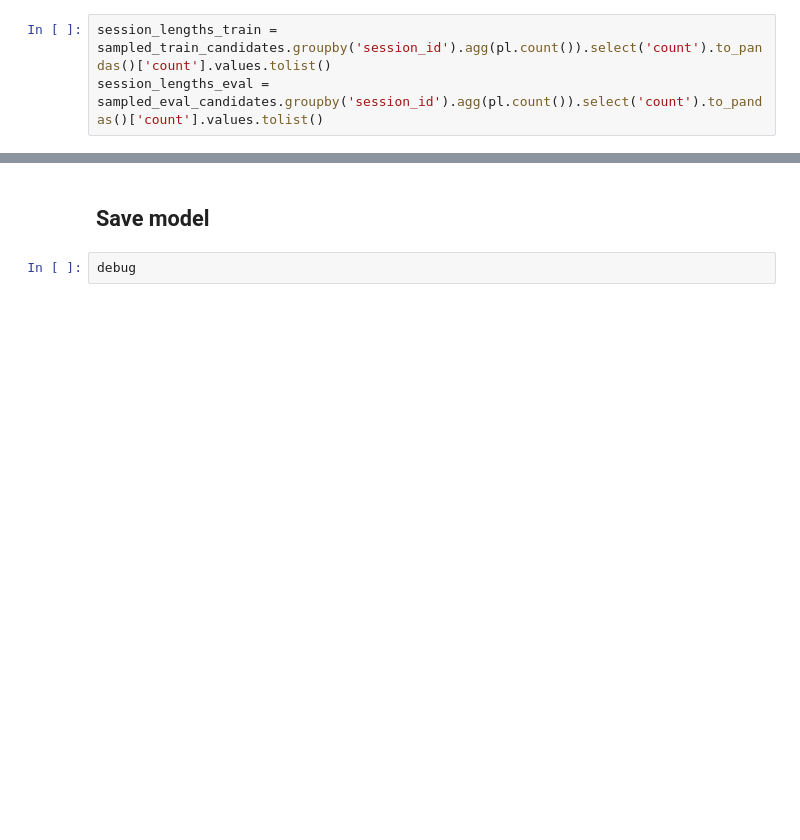
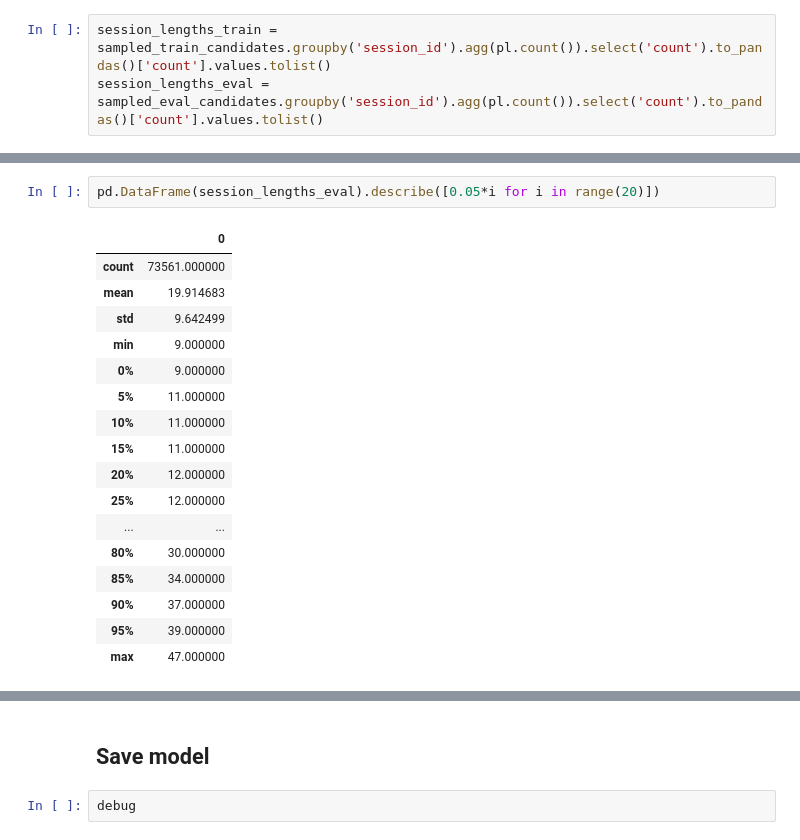
Before and after one commit to xiaoye-hua/Amazon_KDD_Cup_2023, a Jupyter notebook: notebooks/3_task1_ranker.ipynb, the cells around one changed output, grey strips where cells are left out. Saved outputs shown, nothing was run; the diff lists cells and outputs as text; blank space fills up the shorter version.

```diff
--- a/notebooks/3_task1_ranker.ipynb
+++ b/notebooks/3_task1_ranker.ipynb
@@ -173,3 +303,23 @@ session_lengths_eval = sampled_eval_candidates.groupby('session_id').agg(pl.coun
+# %%
+pd.DataFrame(session_lengths_eval).describe([0.05*i for i in range(20)])
+# %% [output]
+|  | 0 |
+| count | 73561.000000 |
+| mean | 19.914683 |
+| std | 9.642499 |
+| min | 9.000000 |
+| 0% | 9.000000 |
+| 5% | 11.000000 |
+| 10% | 11.000000 |
+| 15% | 11.000000 |
+| 20% | 12.000000 |
+| 25% | 12.000000 |
+| ... | ... |
+| 80% | 30.000000 |
+| 85% | 34.000000 |
+| 90% | 37.000000 |
+| 95% | 39.000000 |
+| max | 47.000000 |
 # %%
 ranker = ranker.fit(
     X=sampled_train_candidates[feature_cols].to_pandas(),
```
Also changed, not shown: parts of 47 cells of this notebook, 12 other files.
